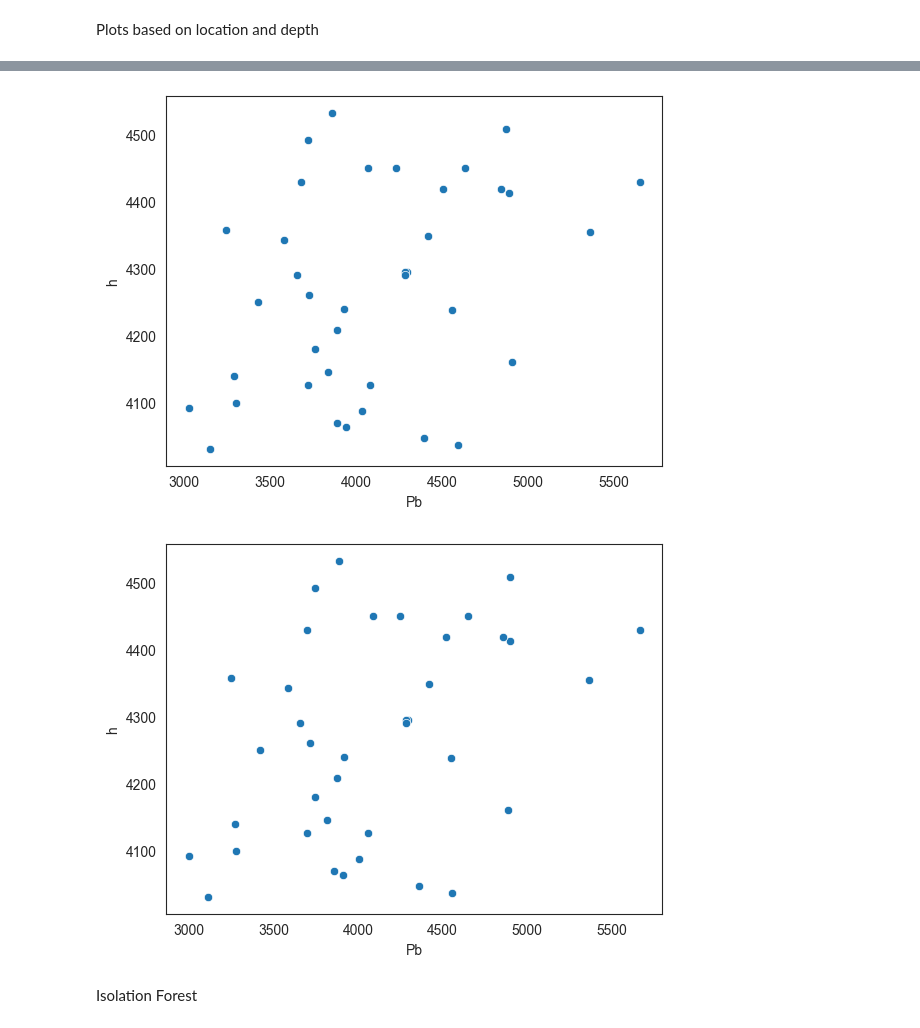
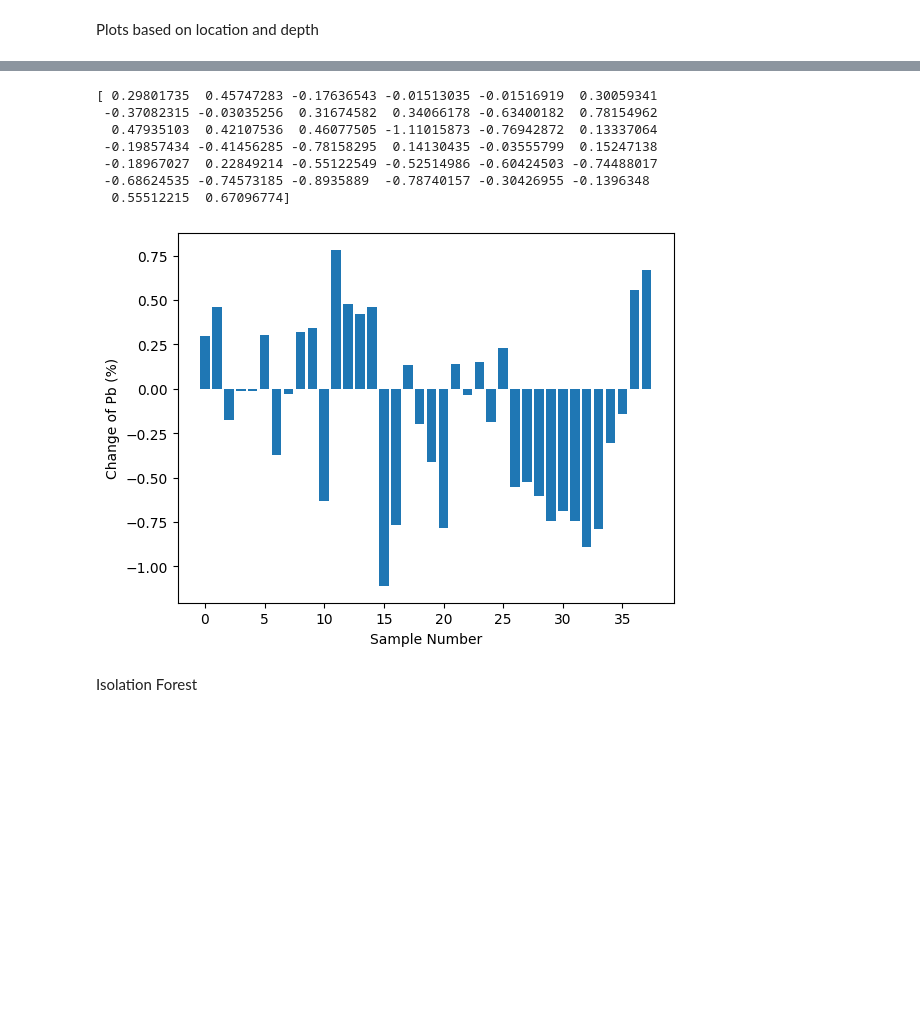
Before and after one commit to Mahdimamara/PVT, a Jupyter notebook: PVT.ipynb, the cells around one changed output, grey strips where cells are left out. Saved outputs shown, nothing was run; the diff lists cells and outputs as text; code cells hidden in the pictures; blank space fills up the shorter version.

```diff
--- a/PVT.ipynb
+++ b/PVT.ipynb
@@ -95,14 +114,25 @@ plt.show()
 # %%
-sns.scatterplot(data=FAH, x='Pb', y="h", sizes=(10, 100))
+Pb_FAH_Depth_Corr = FAH.loc[0:142,'Pb']+FAH.loc[0:142,'h'].apply(lambda x: (4300 - x)*-0.13)
+#Pb_FAH_Depth_Corr = pd.DataFrame(Pb_FAH_Depth_Corr)
+
+Change_Percent = (Pb_FAH_Depth_Corr - FAH.loc[0:142,'Pb'])*100/FAH.loc[0:142,'Pb']
+cpn = Change_Percent.to_numpy()
+ind = np.arange(Change_Percent.shape[0])
+print(cpn)
+plt.bar(ind , cpn)
+plt.xlabel('Sample Number')
+plt.ylabel('Change of Pb (%)')
+plt.savefig('plot3.png')
 plt.show()
-
-sns.scatterplot(Pb_FAH_Depth_Corr, x=Pb_FAH_Depth_Corr[0], y=Pb_FAH_Depth_Corr[1])
-plt.xlabel('Pb')
-plt.ylabel('h')
-plt.show()
 # %% [output]
+[ 0.29801735  0.45747283 -0.17636543 -0.01513035 -0.01516919  0.30059341
+ -0.37082315 -0.03035256  0.31674582  0.34066178 -0.63400182  0.78154962
+  0.47935103  0.42107536  0.46077505 -1.11015873 -0.76942872  0.13337064
+ -0.19857434 -0.41456285 -0.78158295  0.14130435 -0.03555799  0.15247138
+ -0.18967027  0.22849214 -0.55122549 -0.52514986 -0.60424503 -0.74488017
+ -0.68624535 -0.74573185 -0.8935889  -0.78740157 -0.30426955 -0.1396348
+  0.55512215  0.67096774]
-[figure, old version]
+[figure, new version]
-[figure, removed]
 # %% [markdown]
 Isolation Forest
 # %%
```
Also changed, not shown: parts of 3 cells of this notebook, 2 other files.
